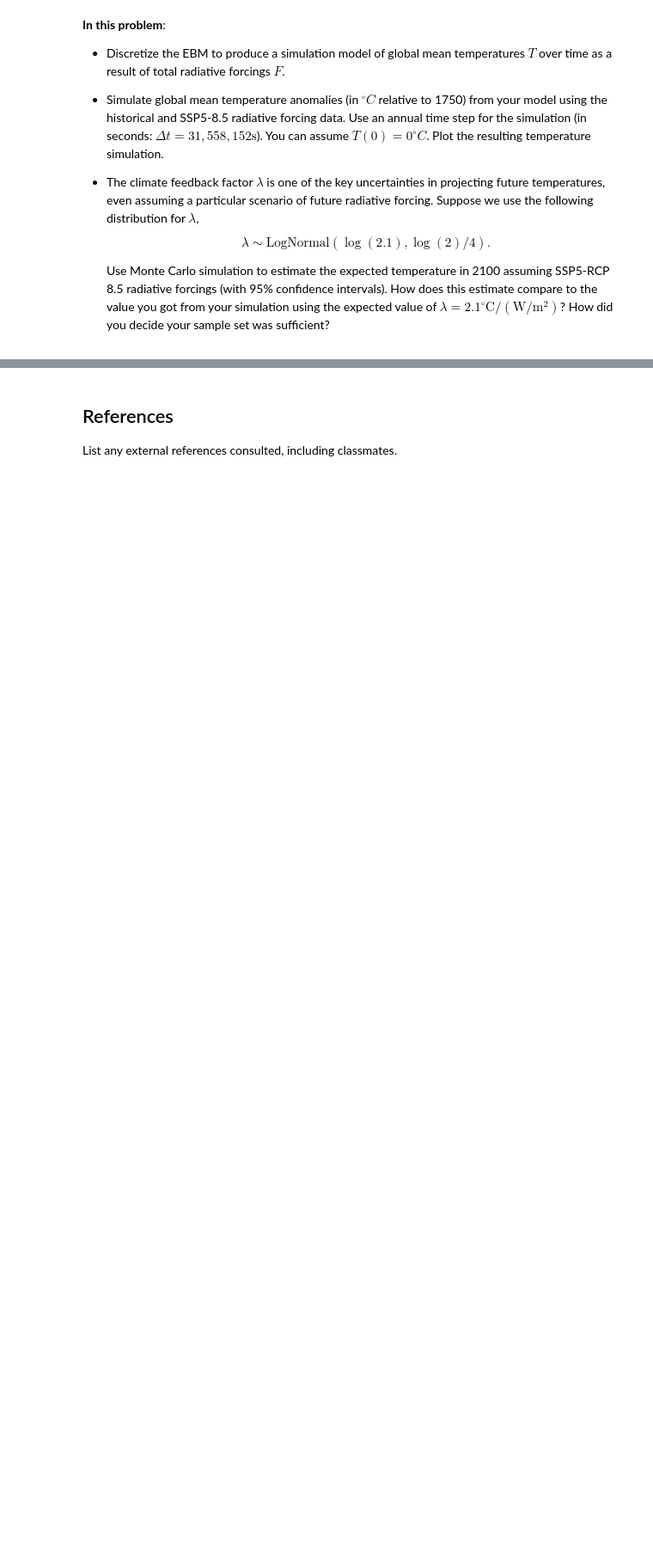
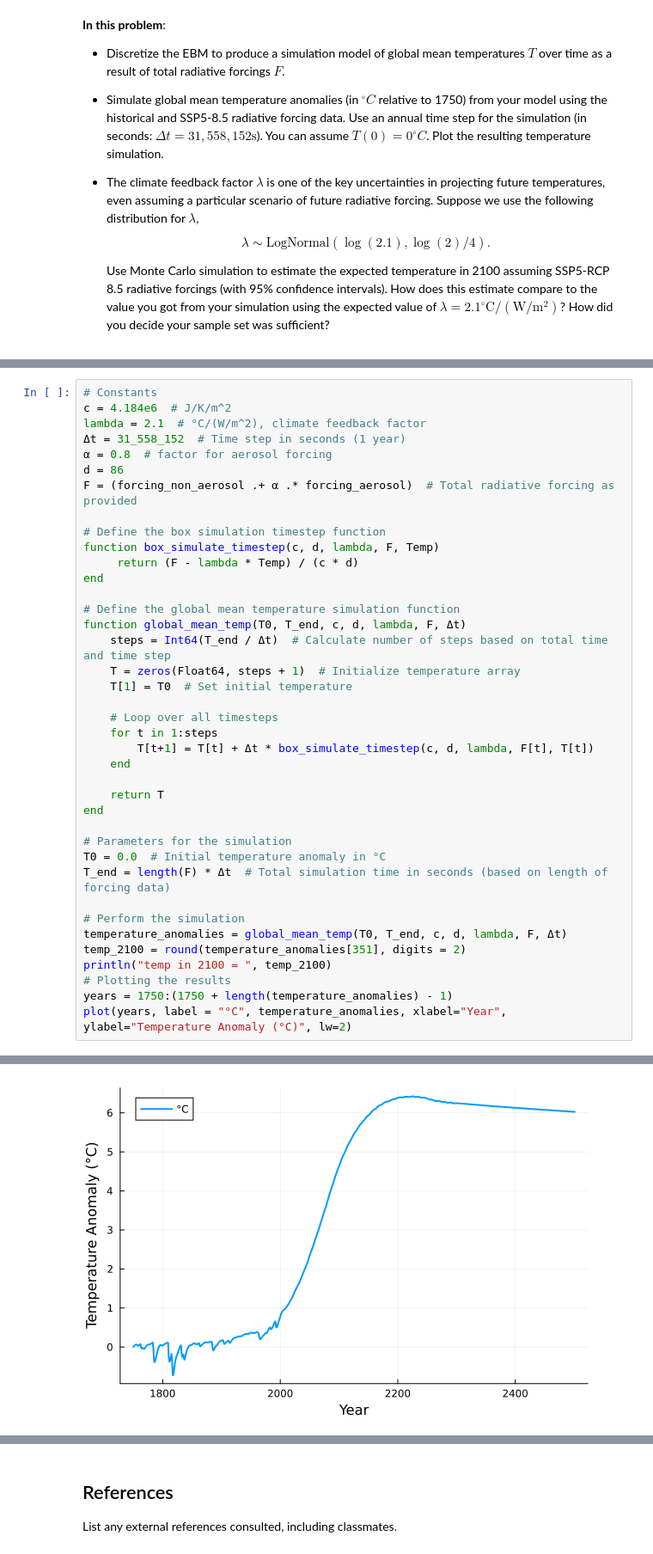
Before and after one commit to BEE4750-FA24/hw3-t1, a Jupyter notebook: hw03.ipynb, the cells around one changed output, grey strips where cells are left out. Shown: that part at 86% size. Saved outputs shown, nothing was run; the diff lists cells and outputs as text; blank space fills up the shorter version.

```diff
--- a/hw03.ipynb
+++ b/hw03.ipynb
@@ -471,0 +459,40 @@ plot(years, T_anomaly, xlabel="Year", ylabel="Temperature Anomaly (°C)", title=
+# %%
+# Constants
+c = 4.184e6  # J/K/m^2
+lambda = 2.1  # °C/(W/m^2), climate feedback factor
+Δt = 31_558_152  # Time step in seconds (1 year)
+α = 0.8  # factor for aerosol forcing
+d = 86
+F = (forcing_non_aerosol .+ α .* forcing_aerosol)  # Total radiative forcing as provided
+
+# Define the box simulation timestep function
+function box_simulate_timestep(c, d, lambda, F, Temp)
+     return (F - lambda * Temp) / (c * d)
+end
+
+# Define the global mean temperature simulation function
+function global_mean_temp(T0, T_end, c, d, lambda, F, Δt)
+    steps = Int64(T_end / Δt)  # Calculate number of steps based on total time and time step
+    T = zeros(Float64, steps + 1)  # Initialize temperature array
+    T[1] = T0  # Set initial temperature
+
+    # Loop over all timesteps
+    for t in 1:steps
+        T[t+1] = T[t] + Δt * box_simulate_timestep(c, d, lambda, F[t], T[t])
+    end
+
+    return T
+end
+
+# Parameters for the simulation
+T0 = 0.0  # Initial temperature anomaly in °C
+T_end = length(F) * Δt  # Total simulation time in seconds (based on length of forcing data)
+
+# Perform the simulation
+temperature_anomalies = global_mean_temp(T0, T_end, c, d, lambda, F, Δt)
+temp_2100 = round(temperature_anomalies[351], digits = 2)
+println("temp in 2100 = ", temp_2100)
+# Plotting the results
+years = 1750:(1750 + length(temperature_anomalies) - 1)
+plot(years, label = "°C", temperature_anomalies, xlabel="Year", ylabel="Temperature Anomaly (°C)", lw=2)
+# %% [output]
@@ -471,0 +500 @@ plot(years, T_anomaly, xlabel="Year", ylabel="Temperature Anomaly (°C)", title=
+[figure, added]
```
Also changed, not shown: parts of 5 cells of this notebook.
